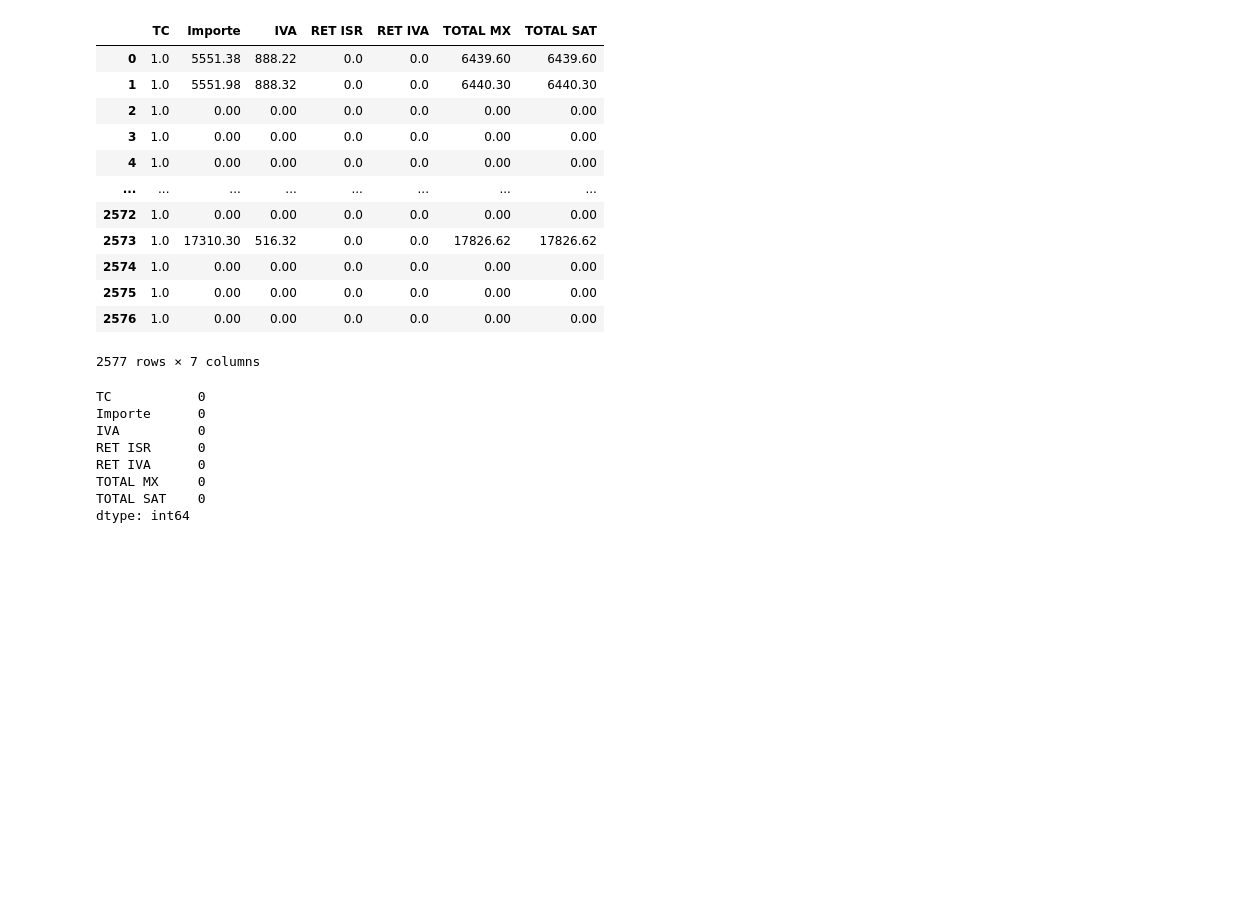
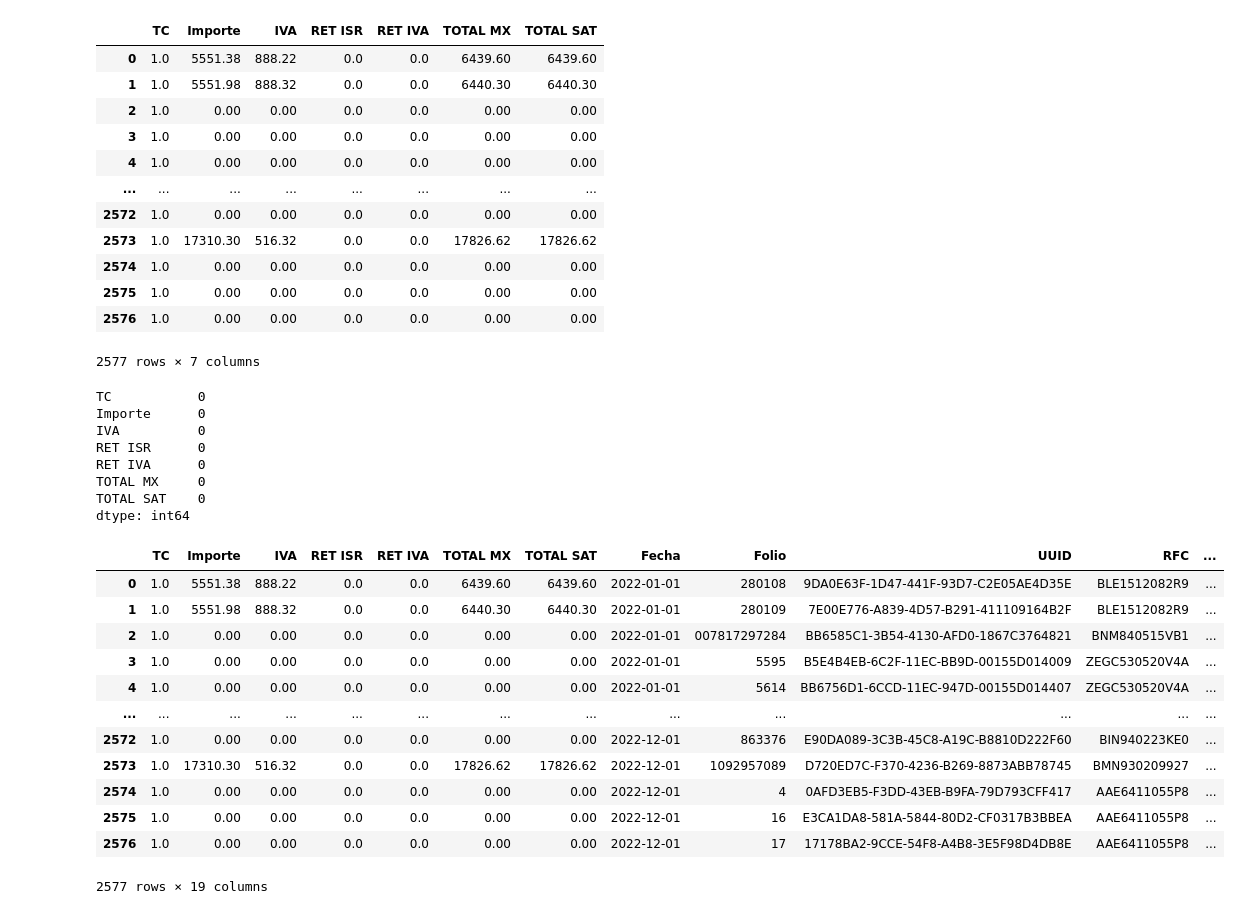
Before and after one commit to osvaldo-terrazas/VALOREES-ATIPICOS, a Jupyter notebook: GASTOS COSTOS 2022 CODIGO.ipynb, the cells around one changed output. Saved outputs shown, nothing was run; the diff lists cells and outputs as text; code cells hidden in the pictures; blank space fills up the shorter version.

```diff
--- a/GASTOS COSTOS 2022 CODIGO.ipynb
+++ b/GASTOS COSTOS 2022 CODIGO.ipynb
@@ -56,6 +56,8 @@ Data columns (total 19 columns):
  18  Poliza       2565 non-null   object
 dtypes: datetime64[ns](1), float64(8), object(10)
 memory usage: 382.7+ KB
+# %%
+columnas_cualitativas = datos_gastos_costos_2022[['Fecha', 'Folio', 'UUID', 'RFC', 'Proveedor', 'TIPO GASTO',  'Descripción', 'MP', 'Tipo', 'Status', 'Poliza', 'Otros']]
 # %%
 datos_gastos_costos_2022_1 = datos_gastos_costos_2022.drop(['Fecha', 'Folio', 'UUID', 'RFC', 'Proveedor', 'TIPO GASTO',  'Descripción', 'MP', 'Tipo', 'Status', 'Poliza', 'Otros'], axis = 1)
 datos_gastos_costos_2022_1
@@ -167,5 +169,22 @@ RET IVA      0
 TOTAL MX     0
 TOTAL SAT    0
 dtype: int64
+# %%
+gastos_costos_2022_final = pd.concat([gastos_costos_2022_limpioo, columnas_cualitativas], axis=1)
+gastos_costos_2022_final
+# %% [output]
+|  | TC | Importe | IVA | RET ISR | RET IVA | TOTAL MX | TOTAL SAT | Fecha | Folio | UUID | RFC | ... |
+| 0 | 1.0 | 5551.38 | 888.22 | 0.0 | 0.0 | 6439.60 | 6439.60 | 2022-01-01 | 280108 | 9DA0E63F-1D47-441F-93D7-C2E05AE4D35E | BLE1512082R9 | ... |
+| 1 | 1.0 | 5551.98 | 888.32 | 0.0 | 0.0 | 6440.30 | 6440.30 | 2022-01-01 | 280109 | 7E00E776-A839-4D57-B291-411109164B2F | BLE1512082R9 | ... |
+| 2 | 1.0 | 0.00 | 0.00 | 0.0 | 0.0 | 0.00 | 0.00 | 2022-01-01 | 007817297284 | BB6585C1-3B54-4130-AFD0-1867C3764821 | BNM840515VB1 | ... |
+| 3 | 1.0 | 0.00 | 0.00 | 0.0 | 0.0 | 0.00 | 0.00 | 2022-01-01 | 5595 | B5E4B4EB-6C2F-11EC-BB9D-00155D014009 | ZEGC530520V4A | ... |
+| 4 | 1.0 | 0.00 | 0.00 | 0.0 | 0.0 | 0.00 | 0.00 | 2022-01-01 | 5614 | BB6756D1-6CCD-11EC-947D-00155D014407 | ZEGC530520V4A | ... |
+| ... | ... | ... | ... | ... | ... | ... | ... | ... | ... | ... | ... | ... |
+| 2572 | 1.0 | 0.00 | 0.00 | 0.0 | 0.0 | 0.00 | 0.00 | 2022-12-01 | 863376 | E90DA089-3C3B-45C8-A19C-B8810D222F60 | BIN940223KE0 | ... |
+| 2573 | 1.0 | 17310.30 | 516.32 | 0.0 | 0.0 | 17826.62 | 17826.62 | 2022-12-01 | 1092957089 | D720ED7C-F370-4236-B269-8873ABB78745 | BMN930209927 | ... |
+| 2574 | 1.0 | 0.00 | 0.00 | 0.0 | 0.0 | 0.00 | 0.00 | 2022-12-01 | 4 | 0AFD3EB5-F3DD-43EB-B9FA-79D793CFF417 | AAE6411055P8 | ... |
+| 2575 | 1.0 | 0.00 | 0.00 | 0.0 | 0.0 | 0.00 | 0.00 | 2022-12-01 | 16 | E3CA1DA8-581A-5844-80D2-CF0317B3BBEA | AAE6411055P8 | ... |
+| 2576 | 1.0 | 0.00 | 0.00 | 0.0 | 0.0 | 0.00 | 0.00 | 2022-12-01 | 17 | 17178BA2-9CCE-54F8-A4B8-3E5F98D4DB8E | AAE6411055P8 | ... |
+2577 rows × 19 columns
 # %%
 gastos_costos_2022_limpioo.to_csv("Gastos y costos 2022 Limpio.csv")
```
Also changed, not shown: 4 other files.
